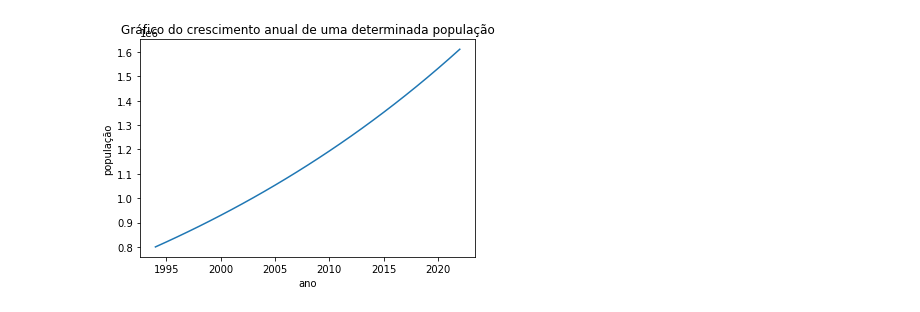
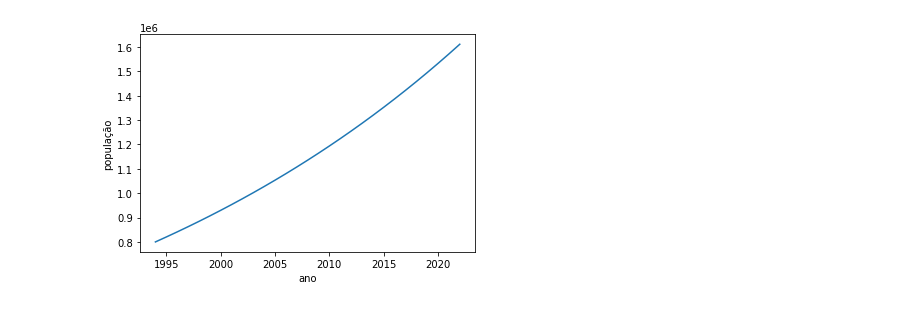
Before and after one commit to daniel-elesbao/ExerciciosAnalisedeDadosBCC03.2022, a Jupyter notebook: Tarefa6DanielZamboniElesbao.ipynb, the cells around one changed output. Saved outputs shown, nothing was run; the diff lists cells and outputs as text; code cells hidden in the pictures.

```diff
--- a/Tarefa6DanielZamboniElesbao.ipynb
+++ b/Tarefa6DanielZamboniElesbao.ipynb
@@ -35,14 +55,13 @@ plt.show() #exibe o gráfico
 # %%
 #Cria o gráfico do desenvolvimento populacional de uma cidade de acordo com a formula fornecida no exercício.
 import numpy as np #importa a biblioteca numpy como np
 import matplotlib.pyplot as plt #importa a biblioteca mathplotlib como plt
 a = np.linspace(1994, 2022, 29) #define a como o intervalo de anos entre 1994 e 2022
 P = 800000*np.exp((a-1994)/40) #fórmula do crescimento populacional dada pelo exercício
 plt.figure()
-plt.title('Gráfico do crescimento anual de uma determinada população')#Título do Gráfico
 plt.plot(a, P) #cria o gráfico de P em função de a
 plt.xlabel('ano') #define o significado do eixo x como ano
 plt.ylabel('população') #define o significado do eixo y como população
 plt.show() #exibe o gráfico
 # %% [output]
-[figure, old version]
+[figure, new version]
```
Also changed, not shown: parts of 6 cells of this notebook.
